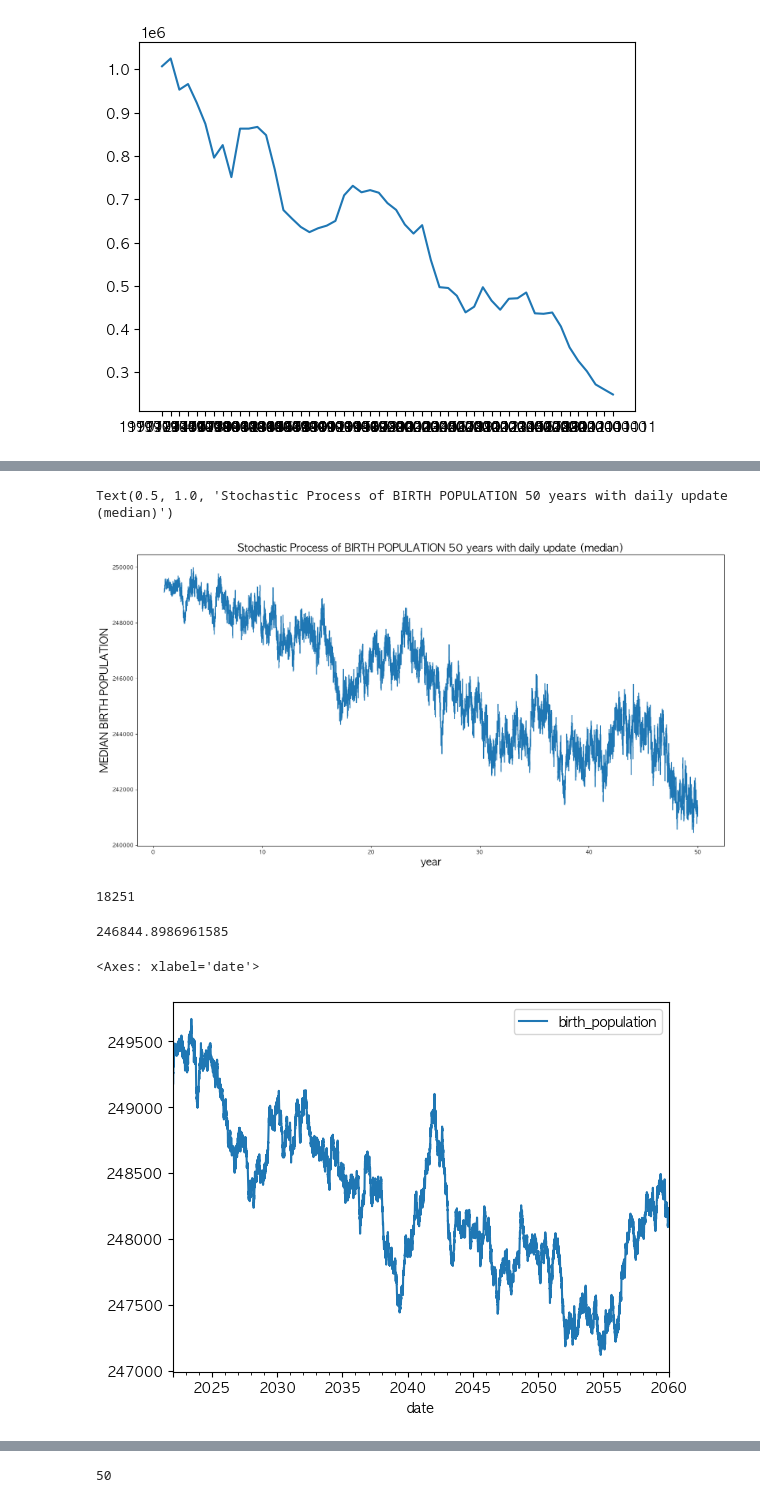
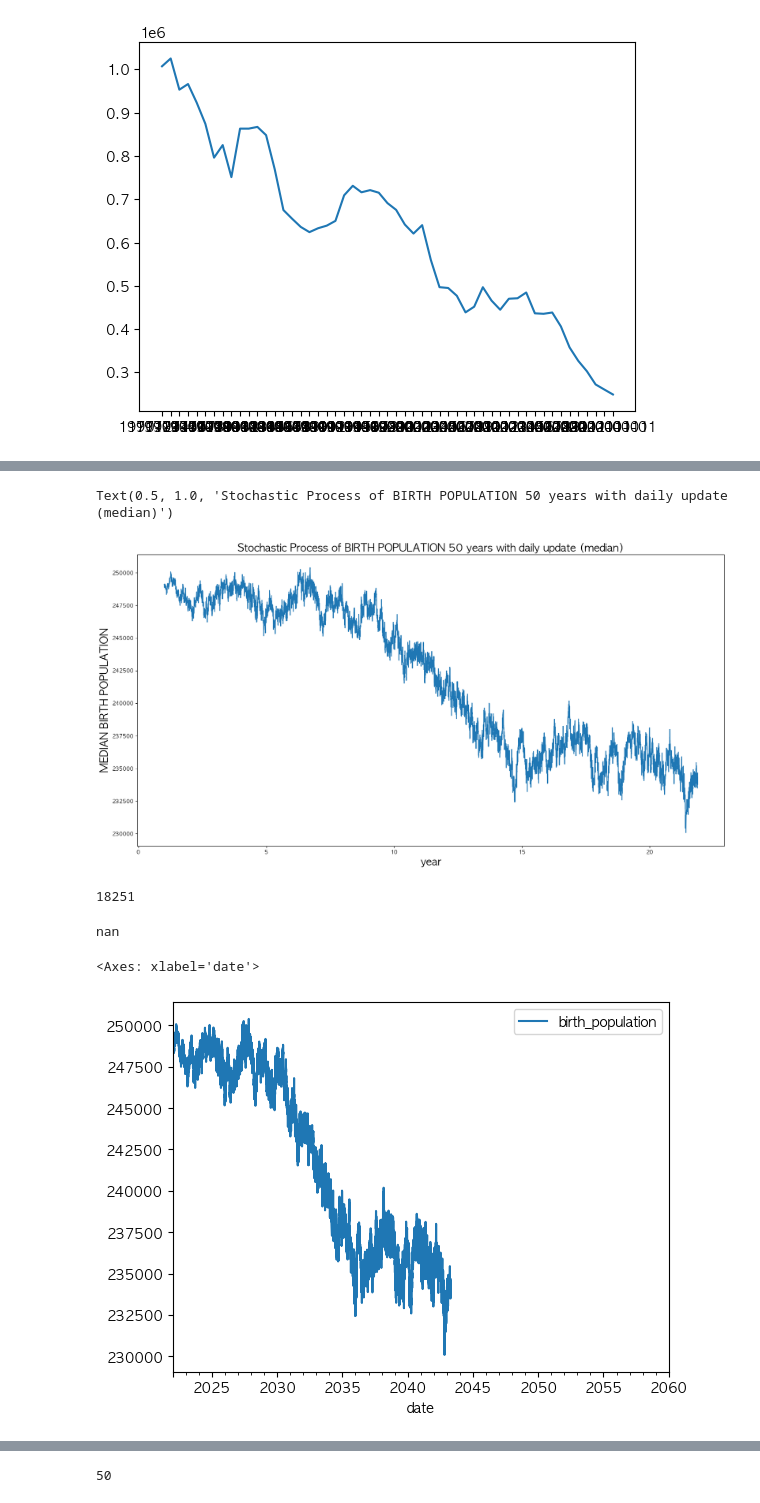
Before and after one commit to MinkyuRamen/2023KDS-HACKATHON, a Jupyter notebook: yn/CIR_MMD_MSE_Optim.ipynb, the cells around one changed output, grey strips where cells are left out. Saved outputs shown, nothing was run; the diff lists cells and outputs as text; code cells hidden in the pictures.

```diff
--- a/yn/CIR_MMD_MSE_Optim.ipynb
+++ b/yn/CIR_MMD_MSE_Optim.ipynb
@@ -69,7 +69,7 @@ initial_population = 1070000  # 초기 인구
 r0 = -0.1  # 초기 증가율
 k0 = -0.1  # 시간에 따른 증가율
 mu0 = 0.5 # 평균
-sigma0 = 20  # 변동성
+sigma0 = 50  # 변동성
 init_params = [r0, k0, mu0, sigma0]
 
 t_values = np.linspace(0, T, num_steps + 1)
@@ -156,7 +156,7 @@ plt.ylabel("MEDIAN BIRTH POPULATION", fontsize = 20)
 plt.title("Stochastic Process of BIRTH POPULATION 50 years with daily update (median)", fontsize = 20)
 # %% [output]
 Text(0.5, 1.0, 'Stochastic Process of BIRTH POPULATION 50 years with daily update (median)')
-[figure, old version]
+[figure, new version]
 # %%
 len(t_values_pred)
 # %% [output]
@@ -164,21 +164,21 @@ len(t_values_pred)
 # %%
 np.median(predicted_data_samples_cir)
 # %% [output]
-246844.8986961585
+nan
 # %%
 start_date = '2022-01-01'
 end_date = '2080-01-01'
 dates = pd.date_range(start=start_date, end=end_date)
 
-df = pd.DataFrame(np.mean(predicted_data_samples_cir, axis = 0), columns = ["birth_population"])
+df = pd.DataFrame(np.median(predicted_data_samples_cir, axis = 0), columns = ["birth_population"])
 df2 = pd.DataFrame(dates, columns = ['date'])
 df2 = pd.concat([df2, df], axis = 1)
 df2.set_index('date', inplace = True)
 df2 = df2.loc['2022-01-01':'2060-01-01']
 df2.plot()
 # %% [output]
 <Axes: xlabel='date'>
-[figure, old version]
+[figure, new version]
 # %%
 df2['year'] = df2.index.year.astype(str)
 df2.set_index('year', inplace=True)
```
Also changed, not shown: parts of 5 cells of this notebook, 2 other files.
